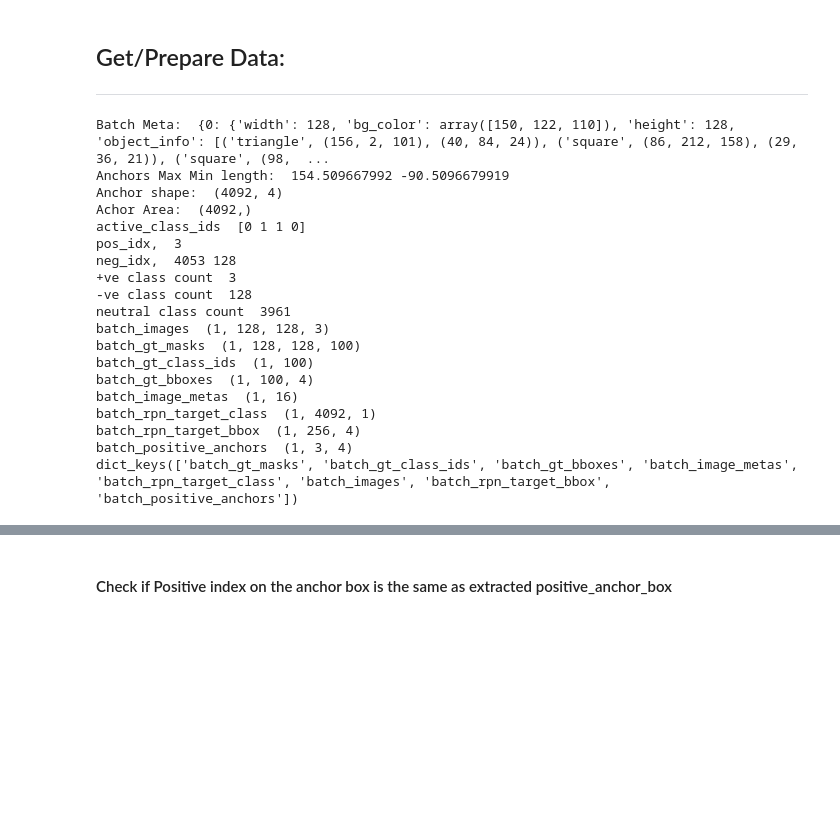
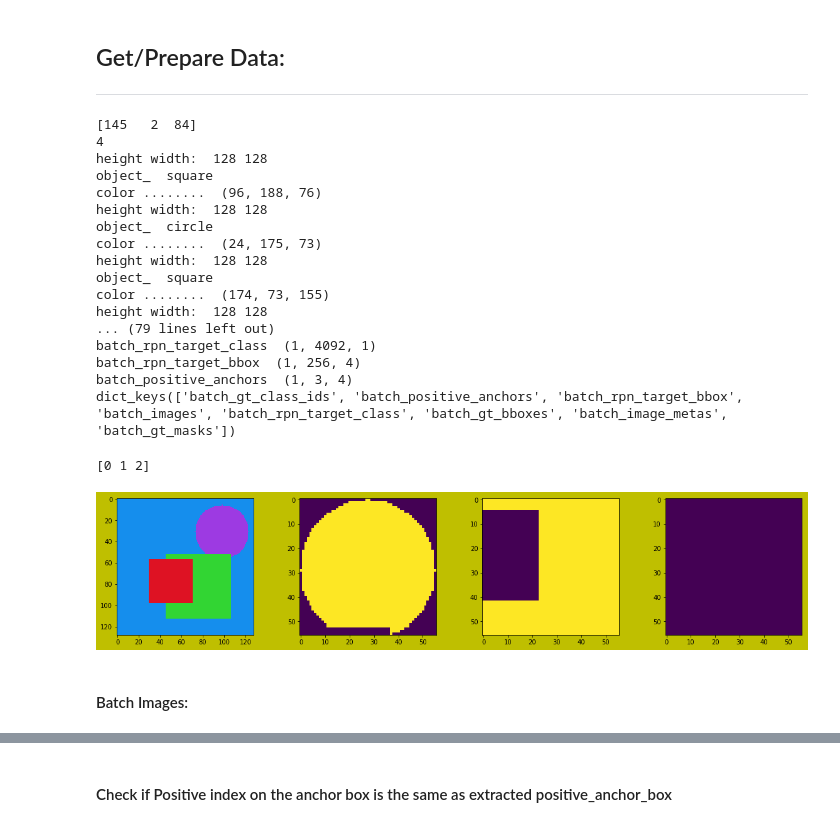
Before and after one commit to Sardhendu/ObjectDetection, a Jupyter notebook: MaskRCNN/Notebooks/viz-iou-dummy.ipynb, the cells around one changed output, grey strips where cells are left out. Drawn from its saved outputs; the diff is of its cells as text; code cells hidden in the pictures; blank space fills up the shorter version.

```diff
--- a/MaskRCNN/Notebooks/viz-iou-dummy.ipynb
+++ b/MaskRCNN/Notebooks/viz-iou-dummy.ipynb
@@ -33,7 +33,7 @@ conf = ShapesConfig()
 
 batch_size = 1
 # Get data from for randomly generated shapes
-data = Dataset(num_images=batch_size, height=128, width=128, num_classes=4)
+data = Dataset(num_images=batch_size, height=128, width=128)
 print ('Batch Meta: ', data.image_meta)
 image_ids = data.image_meta.keys()
 
@@ -47,8 +47,14 @@ run_for_batch_num = 0
 # Get Batch Image
 batch_images = data_dict['batch_images']
 
+# Get Image meta
+batch_image_metas = data_dict['batch_image_metas']
+
 # Get ground truth boxes
 batch_gt_bboxes = data_dict['batch_gt_bboxes']
+
+# Get ground truth boxes
+batch_gt_class_id = data_dict['batch_gt_class_ids']
 
 # Get ground truth boxes
 batch_gt_masks = data_dict['batch_gt_masks']
@@ -62,22 +68,51 @@ batch_rpn_target_bbox = data_dict['batch_rpn_target_bbox']
 # Get Positive anchors with IOU more than 0.7
 batch_positive_anchors = data_dict['batch_positive_anchors']
 # %% [output]
-Batch Meta:  {0: {'width': 128, 'bg_color': array([150, 122, 110]), 'height': 128, 'object_info': [('triangle', (156, 2, 101), (40, 84, 24)), ('square', (86, 212, 158), (29, 36, 21)), ('square', (98,  ...
-Anchors Max Min length:  154.509667992 -90.5096679919
-Anchor shape:  (4092, 4)
-Achor Area:  (4092,)
-active_class_ids  [0 1 1 0]
-pos_idx,  3
-neg_idx,  4053 128
-+ve class count  3
--ve class count  128
-neutral class count  3961
-batch_images  (1, 128, 128, 3)
-batch_gt_masks  (1, 128, 128, 100)
-batch_gt_class_ids  (1, 100)
-batch_gt_bboxes  (1, 100, 4)
-batch_image_metas  (1, 16)
+[145   2  84]
+4
+height width:  128 128
+object_  square
+color ........  (96, 188, 76)
+height width:  128 128
+object_  circle
+color ........  (24, 175, 73)
+height width:  128 128
+object_  square
+color ........  (174, 73, 155)
+height width:  128 128
+... (79 lines left out)
 batch_rpn_target_class  (1, 4092, 1)
 batch_rpn_target_bbox  (1, 256, 4)
 batch_positive_anchors  (1, 3, 4)
-dict_keys(['batch_gt_masks', 'batch_gt_class_ids', 'batch_gt_bboxes', 'batch_image_metas', 'batch_rpn_target_class', 'batch_images', 'batch_rpn_target_bbox', 'batch_positive_anchors'])
+dict_keys(['batch_gt_class_ids', 'batch_positive_anchors', 'batch_rpn_target_bbox', 'batch_images', 'batch_rpn_target_class', 'batch_gt_bboxes', 'batch_image_metas', 'batch_gt_masks'])
+# %%
+indice = np.where(np.sum(abs(batch_gt_bboxes), axis=2)[run_for_batch_num] != 0)[0]
+print(indice)
+image = batch_images[run_for_batch_num]
+gt_box = batch_gt_bboxes[run_for_batch_num, indice]
+gt_masks = batch_gt_masks[run_for_batch_num, :,:,indice]
+anchors_idx_with_neg_iou = np.where(batch_rpn_target_class[run_for_batch_num] == -1)[0]
+anchors_idx_with_neutral_iou = np.where(batch_rpn_target_class[run_for_batch_num] == 0)[0]
+anchors_idx_with_pos_iou = np.where(batch_rpn_target_class[run_for_batch_num] == 1)[0]
+rpn_target_bbox = batch_rpn_target_bbox[run_for_batch_num, indice]
+positive_anchor_bbox = batch_positive_anchors[run_for_batch_num]
+
+positive_anchors = obj_ptd.anchors[anchors_idx_with_pos_iou]
+neutral_anchors = obj_ptd.anchors[anchors_idx_with_neutral_iou]
+negative_anchors = obj_ptd.anchors[anchors_idx_with_neg_iou]
+
+from MaskRCNN.visualize import Visualize
+obj_viz = Visualize(rows=1, cols=4, figsize=(20,4))
+
+obj_viz.vizualize_image(image)
+for j in range(0,3):  # total number of labels
+    if j < gt_masks.shape[0]:
+        obj_viz.vizualize_image(gt_masks[j,:,:])
+    else:
+        obj_viz.num += 1
+obj_viz.show()
+# %% [output]
+[0 1 2]
+[figure, added]
+# %% [markdown]
+#### Batch Images:
```
Also changed, not shown: parts of 53 cells of this notebook, 9 other files.
